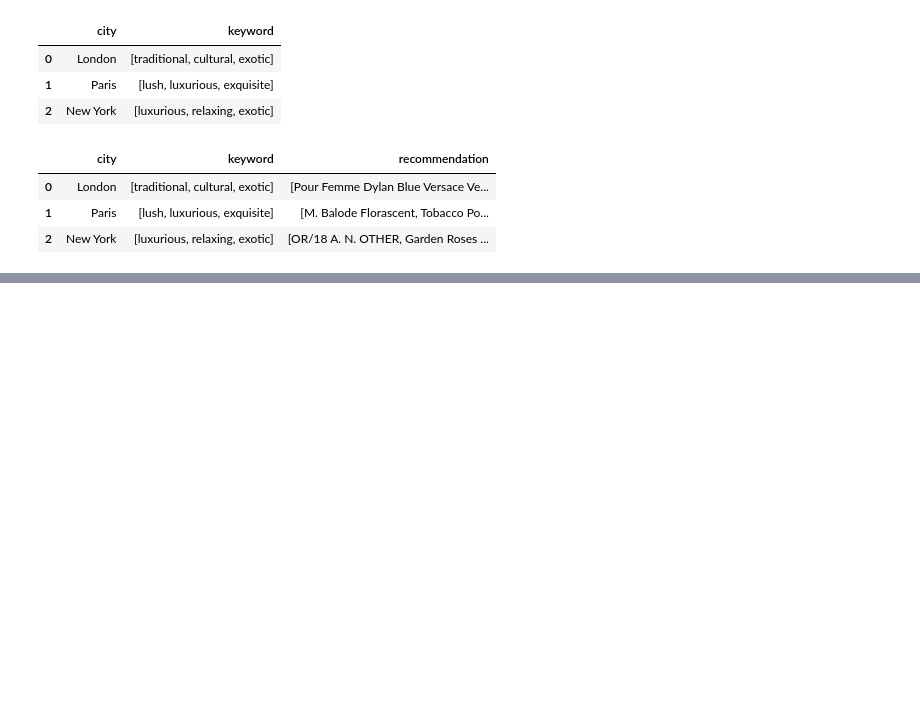
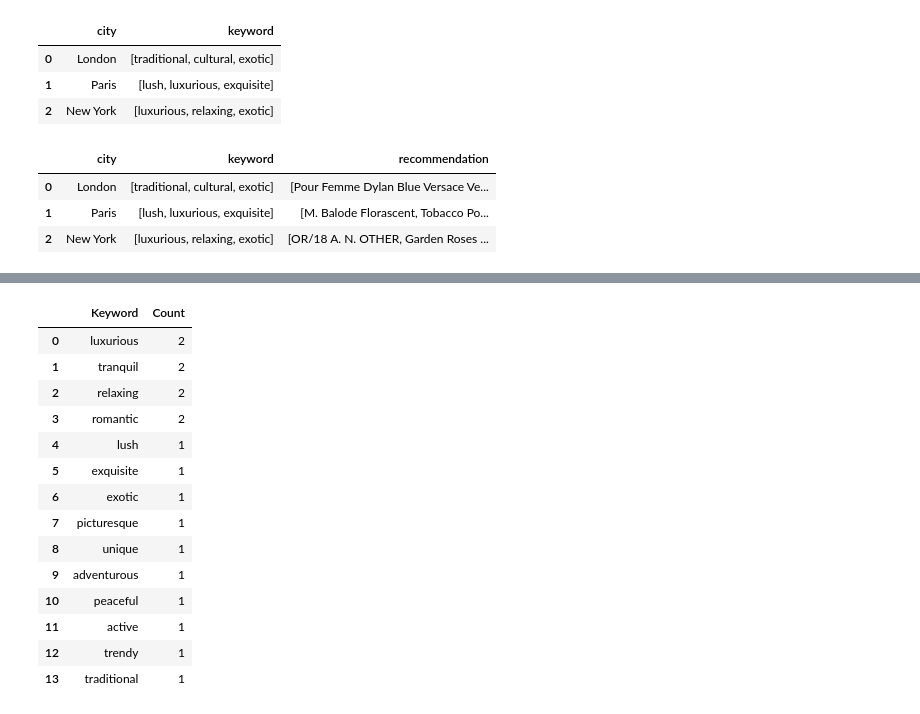
Before and after one commit to sohds/dontpergetme, a Jupyter notebook: Model/dontpergetme_recom_sys.ipynb, the cells around one changed output, grey strips where cells are left out. Cells and saved outputs as stored; diff of their text form; code cells hidden in the pictures; blank space fills up the shorter version.

```diff
--- a/Model/dontpergetme_recom_sys.ipynb
+++ b/Model/dontpergetme_recom_sys.ipynb
@@ -428,0 +549,5 @@ recommend_check.head(3)
+# %%
+# Flying  Maison Martin Margiela
+
+flying = filter_perfume(recommend_check, 'Flying  Maison Martin Margiela')
+flying
@@ -428,0 +562,19 @@ recommend_check.head(3)
+# %%
+flying_keywords = count_keyword(flying)
+flying_keywords
+# %% [output]
+|  | Keyword | Count |
+| 0 | luxurious | 2 |
+| 1 | tranquil | 2 |
+| 2 | relaxing | 2 |
+| 3 | romantic | 2 |
+| 4 | lush | 1 |
+| 5 | exquisite | 1 |
+| 6 | exotic | 1 |
+| 7 | picturesque | 1 |
+| 8 | unique | 1 |
+| 9 | adventurous | 1 |
+| 10 | peaceful | 1 |
+| 11 | active | 1 |
+| 12 | trendy | 1 |
+| 13 | traditional | 1 |
```
Also changed, not shown: parts of 63 cells of this notebook.
